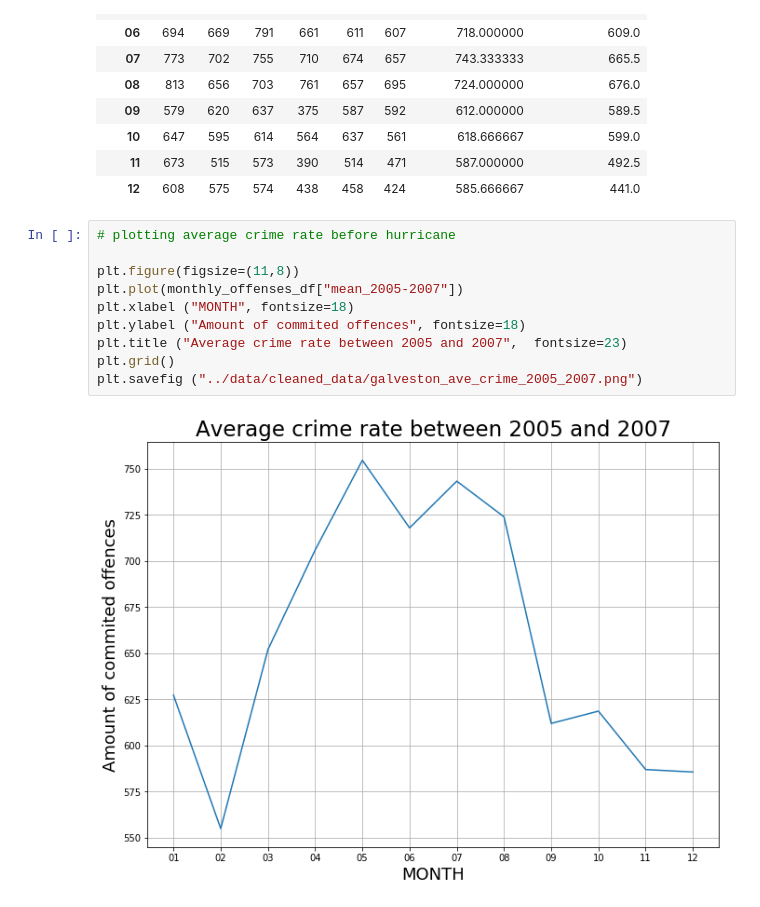
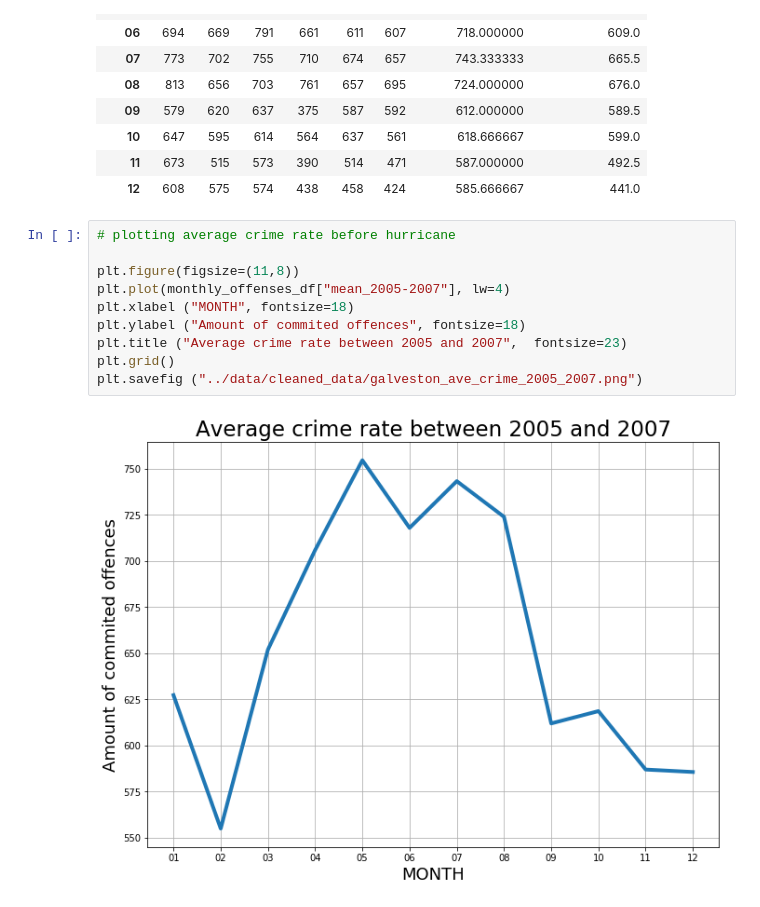
Before and after one commit to olegmrnv/crime_correlations, a Jupyter notebook: notebooks/data_analysis_TX.ipynb, the cells around one changed output. Cells and saved outputs as stored; diff of their text form.

```diff
--- a/notebooks/data_analysis_TX.ipynb
+++ b/notebooks/data_analysis_TX.ipynb
@@ -77,15 +77,15 @@ monthly_offenses_df
 # %%
 # plotting average crime rate before hurricane
 
 plt.figure(figsize=(11,8))
-plt.plot(monthly_offenses_df["mean_2005-2007"])
+plt.plot(monthly_offenses_df["mean_2005-2007"], lw=4)
 plt.xlabel ("MONTH", fontsize=18)
 plt.ylabel ("Amount of commited offences", fontsize=18)
 plt.title ("Average crime rate between 2005 and 2007",  fontsize=23)
 plt.grid()
 plt.savefig ("../data/cleaned_data/galveston_ave_crime_2005_2007.png")
 # %% [output]
-[figure, old version]
+[figure, new version]
 # %%
 # plotting average crime rate after hurricane
 
```
Also changed, not shown: parts of 3 cells of this notebook, 9 other files.
